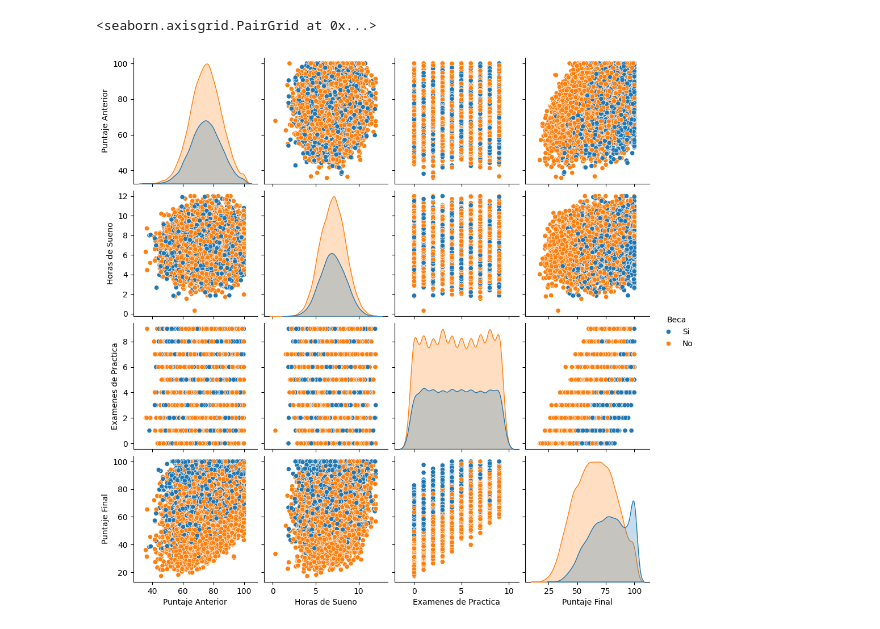
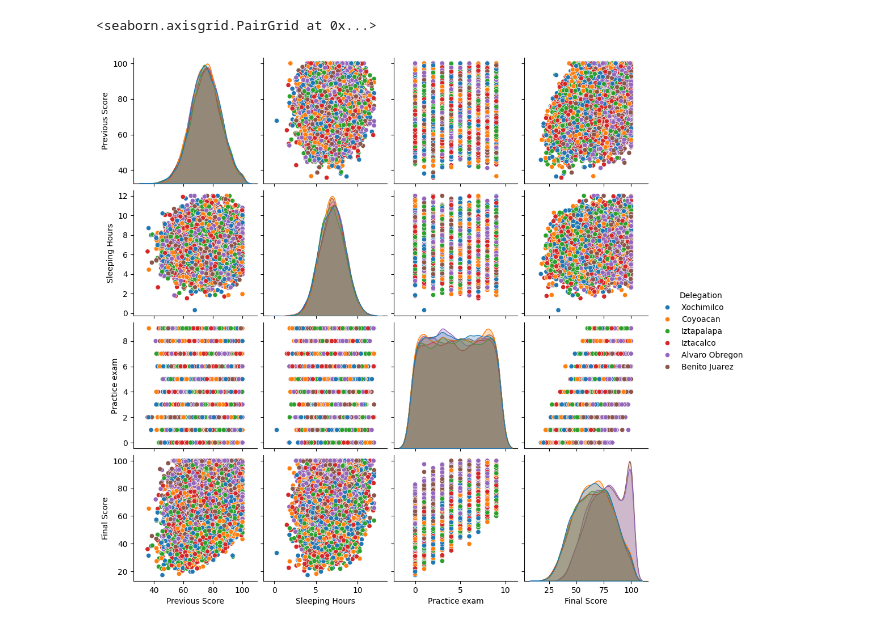
Before and after one commit to Zero5896/Multivariate-Regression, a Jupyter notebook: Working with Categorical Data..ipynb, the cells around one changed output. Drawn from its saved outputs; the diff is of its cells as text; code cells hidden in the pictures.

```diff
--- a/Working with Categorical Data..ipynb
+++ b/Working with Categorical Data..ipynb
@@ -9,7 +14,7 @@ from sklearn.linear_model import LinearRegression
 from sklearn.pipeline import Pipeline
 from sklearn.metrics import mean_squared_error, r2_score
 # %%
-df = pd.read_csv('Student Scores.csv')
+df = pd.read_csv('data/Student Scores.csv')
 
 df.head()
 # %% [output]
@@ -66,5 +100,7 @@ sns.boxplot(df, y='Puntaje Final', hue='Delegacion')
 # %%
-sns.pairplot(df, hue='Beca')
+sns.pairplot(df, hue='Delegation')
+
+# This one takes Delegation as hue,
 # %% [output]
 <seaborn.axisgrid.PairGrid at 0x...>
-[figure, old version]
+[figure, new version]
```
Also changed, not shown: parts of 23 cells of this notebook, 2 other files.
